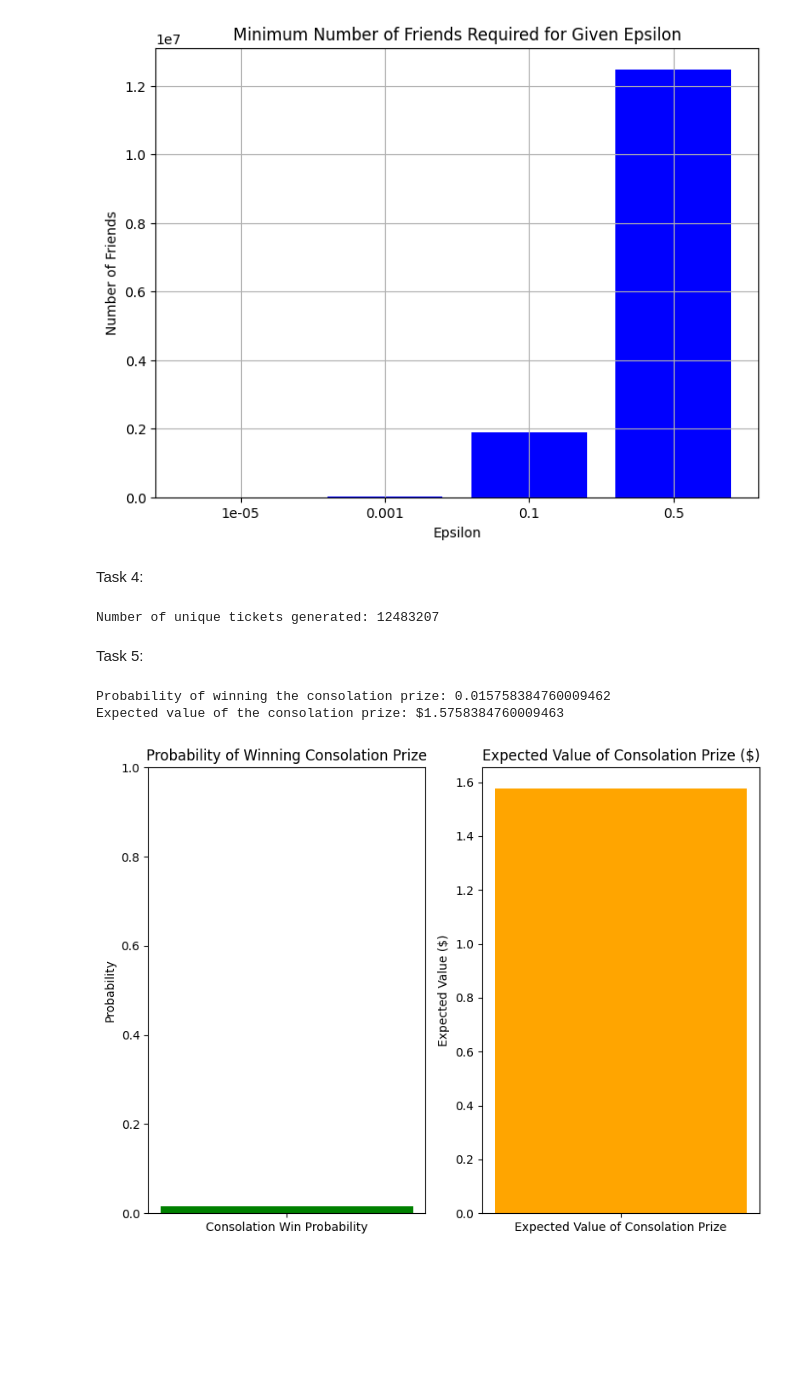
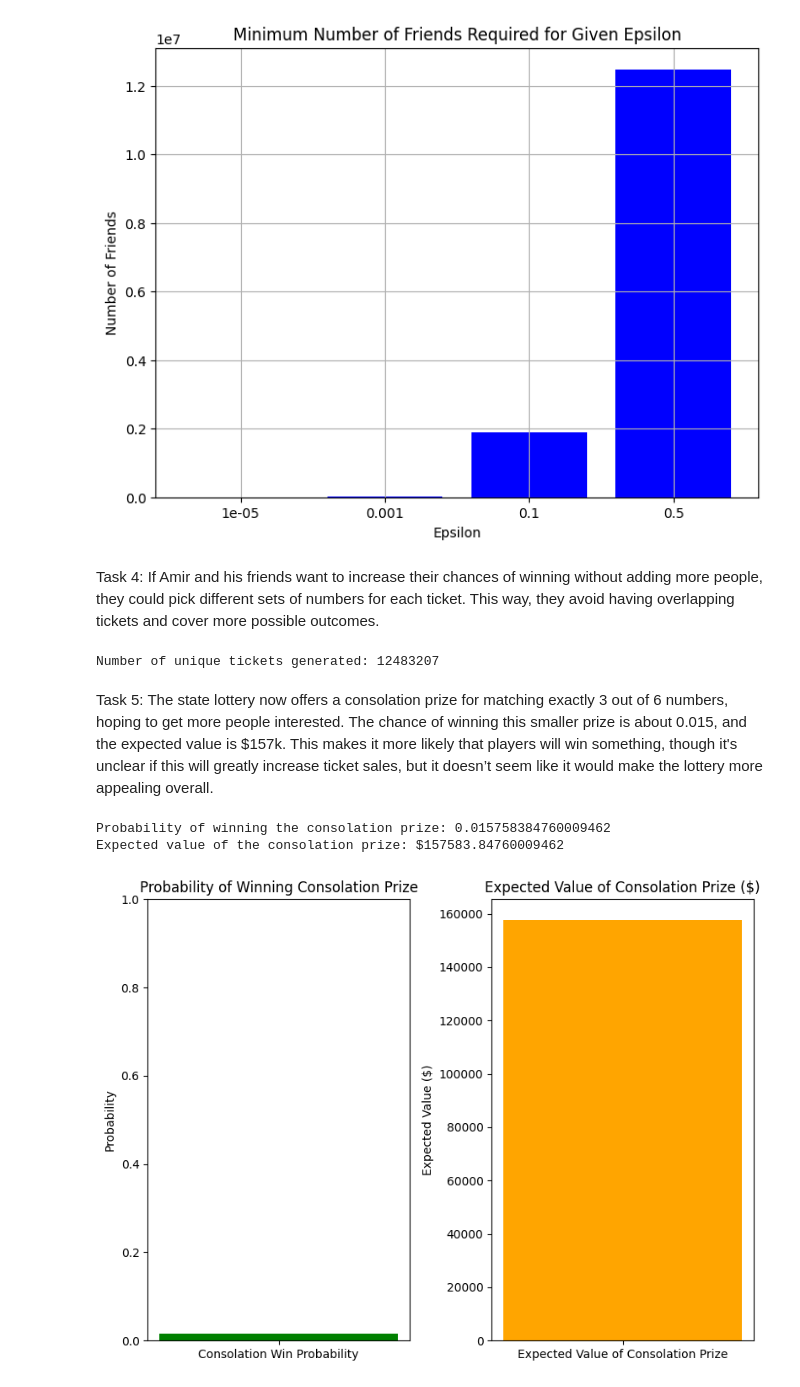
Before and after one commit to kanetoomer/DSC-510-PROBABILITY-OF-WINNING-THE-LOTTERY, a Jupyter notebook: assignment.ipynb, the cells around one changed output. Saved outputs shown, nothing was run; the diff lists cells and outputs as text; code cells hidden in the pictures; blank space fills up the shorter version.

```diff
--- a/assignment.ipynb
+++ b/assignment.ipynb
@@ -96,7 +98,7 @@ Epsilon: 0.1, Friends: 1897486
 Epsilon: 0.5, Friends: 12483207
 [figure]
 # %% [markdown]
-Task 4:
+Task 4: If Amir and his friends want to increase their chances of winning without adding more people, they could pick different sets of numbers for each ticket. This way, they avoid having overlapping tickets and cover more possible outcomes.
 # %%
 def diversify_tickets(friends_count, num_combinations):
     from itertools import combinations
@@ -114,7 +116,7 @@ print(f"Number of unique tickets generated: {len(diversified_tickets)}")
 # %% [output]
 Number of unique tickets generated: 12483207
 # %% [markdown]
-Task 5:
+Task 5: The state lottery now offers a consolation prize for matching exactly 3 out of 6 numbers, hoping to get more people interested. The chance of winning this smaller prize is about 0.015, and the expected value is $157k. This makes it more likely that players will win something, though it's unclear if this will greatly increase ticket sales, but it doesn’t seem like it would make the lottery more appealing overall.
 # %%
 def probability_of_consolation():
     matches_3 = comb(6, 3)
@@ -123,34 +125,34 @@ def probability_of_consolation():
     return (matches_3 * not_matches_3) / total_combinations
 
 def expected_value_of_consolation(prize_amount):
     prob_consolation = probability_of_consolation()
     expected_value = prob_consolation * prize_amount
     return prob_consolation, expected_value
 
-# Suppose the consolation prize is $100
-consolation_prize_amount = 100
+# Suppose the consolation prize is $10,000,000
+consolation_prize_amount = 10000000
 consolation_prob, consolation_expected_value = expected_value_of_consolation(consolation_prize_amount)
 
 print(f"Probability of winning the consolation prize: {consolation_prob}")
 print(f"Expected value of the consolation prize: ${consolation_expected_value}")
 
 # Bar chart for probability and expected value
 plt.figure(figsize=(8, 6))
 
 plt.subplot(1, 2, 1)
 plt.bar(['Consolation Win Probability'], [consolation_prob], color='green')
 plt.title('Probability of Winning Consolation Prize')
 plt.ylim(0, 1)
 plt.ylabel('Probability')
 
 plt.subplot(1, 2, 2)
 plt.bar(['Expected Value of Consolation Prize'], [consolation_expected_value], color='orange')
 plt.title('Expected Value of Consolation Prize ($)')
 plt.ylabel('Expected Value ($)')
 
 plt.tight_layout()
 plt.show()
 # %% [output]
 Probability of winning the consolation prize: 0.015758384760009462
-Expected value of the consolation prize: $1.5758384760009463
+Expected value of the consolation prize: $157583.84760009462
-[figure, old version]
+[figure, new version]
```
Also changed, not shown: parts of 4 cells of this notebook.
